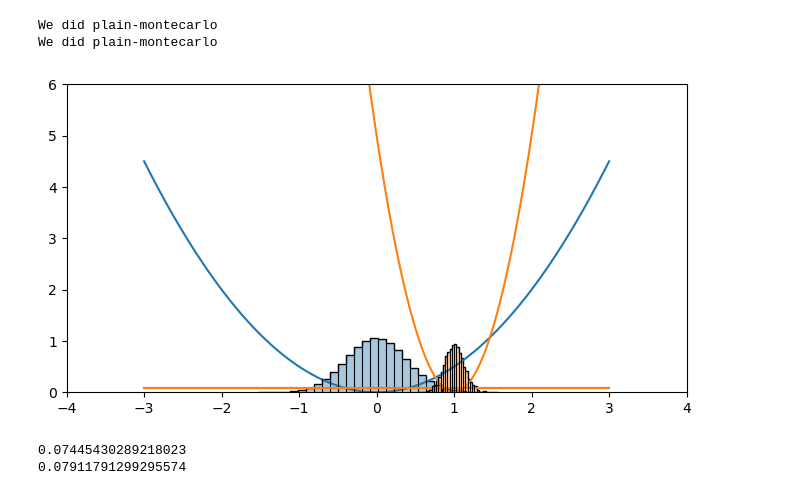
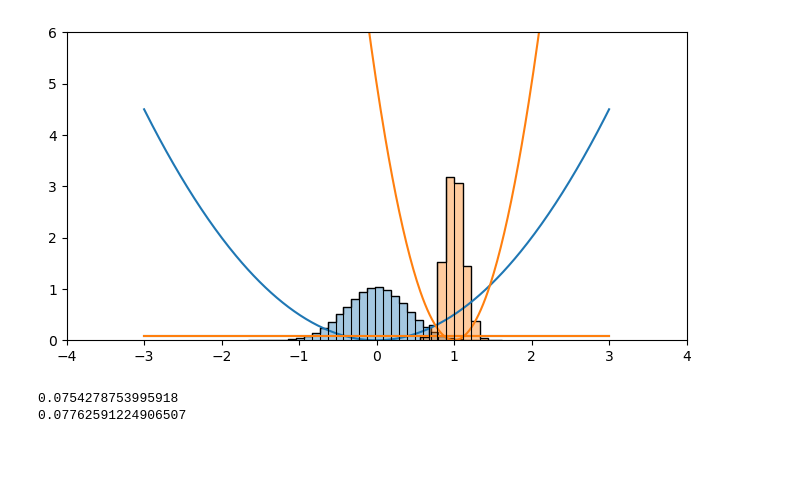
Before and after one commit to karsten3112/Computational-Physics, a Jupyter notebook: Week2/exercise7.ipynb, the cells around one changed output. Saved outputs shown, nothing was run; the diff lists cells and outputs as text; code cells hidden in the pictures; blank space fills up the shorter version.

```diff
--- a/Week2/exercise7.ipynb
+++ b/Week2/exercise7.ipynb
@@ -34,21 +34,19 @@ for k, x_0, N in zip(ks, x_0s, Ns):
 # %%
 fig, ax = plt.subplots(figsize=(8,4))
 ax.set_xlim([-4.0, 4.0])
 ax.set_ylim([0.0, 6.0])
 colors = ["C0", "C1"]
 for pot, color in zip(pots, colors):
     pot.get_v_avg
-    pot.plot(ax, plot_range=[-3.0,3.0], color=color)
+    pot.plot(ax, plot_range=[-3.0,3.0], color=color, bin_size=0.1)
 # %% [output]
-We did plain-montecarlo
-We did plain-montecarlo
-[figure, old version]
+[figure, new version]
 # %%
 for pot in pots:
     print(pot.v_avg)
 # %% [output]
-0.07445430289218023
-0.07911791299295574
+0.0754278753995918
+0.07762591224906507
 # %%
 pot_ref = pots[0]
 pot_use = pots[1]
```
Also changed, not shown: parts of 1 cell of this notebook, 16 other files.
